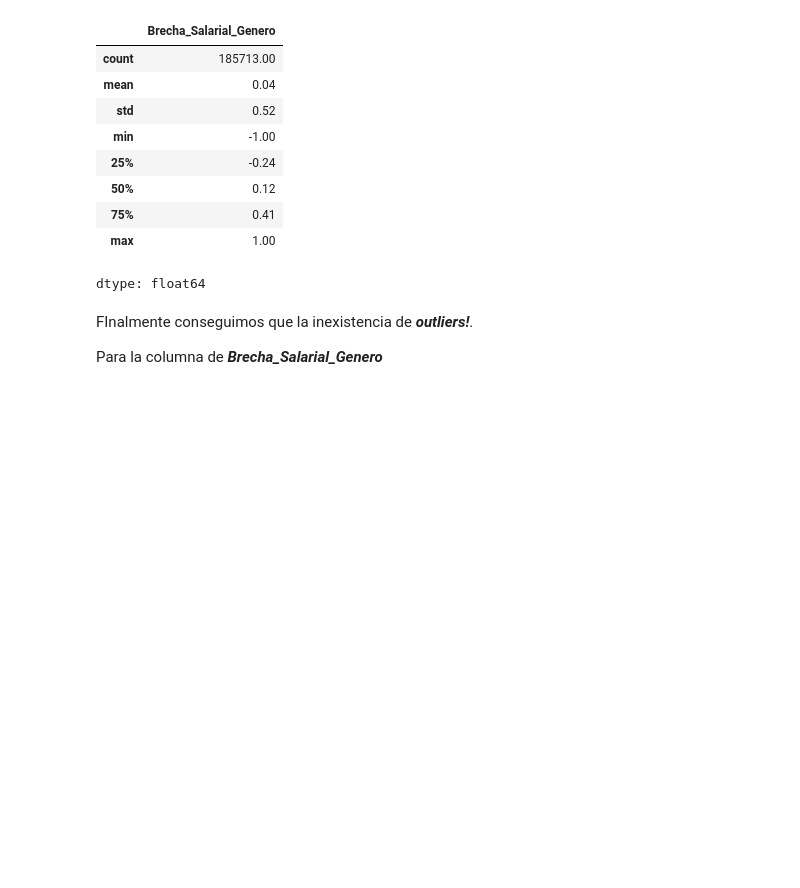
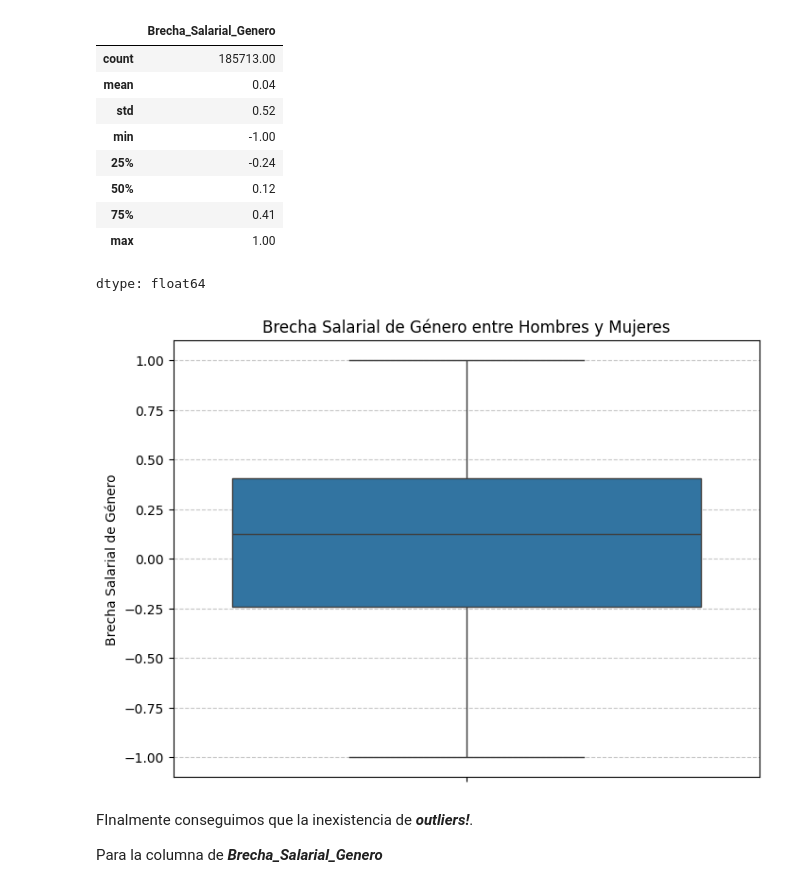
Before and after one commit to tost1n/Tp-laboratorio, a Jupyter notebook: Tp.ipynb, the cells around one changed output. Drawn from its saved outputs; the diff is of its cells as text; code cells hidden in the pictures; blank space fills up the shorter version.

Commit message:
agregado de graficos para mejor visualizacion de los datos

```diff
--- a/Tp.ipynb
+++ b/Tp.ipynb
@@ -674,6 +674,16 @@ DF_Con_brecha['Brecha_Salarial_Genero'].describe().round(2)
 | 75% | 0.41 |
 | max | 1.00 |
 dtype: float64
+# %%
+#creamos un boxplot para ver los outliers y la mediana entre los quartiles
+plt.figure(figsize=(8, 6))
+sns.boxplot(y=DF_Con_brecha['Brecha_Salarial_Genero'])
+plt.title('Brecha Salarial de Género entre Hombres y Mujeres')
+plt.ylabel('Brecha Salarial de Género')
+plt.grid(axis='y', linestyle='--', alpha=0.7)
+plt.show()
+# %% [output]
+[figure, added]
 # %% [markdown]
 FInalmente conseguimos que la inexistencia de ***outliers!***.
 
```
Also changed, not shown: parts of 1 cell of this notebook.
